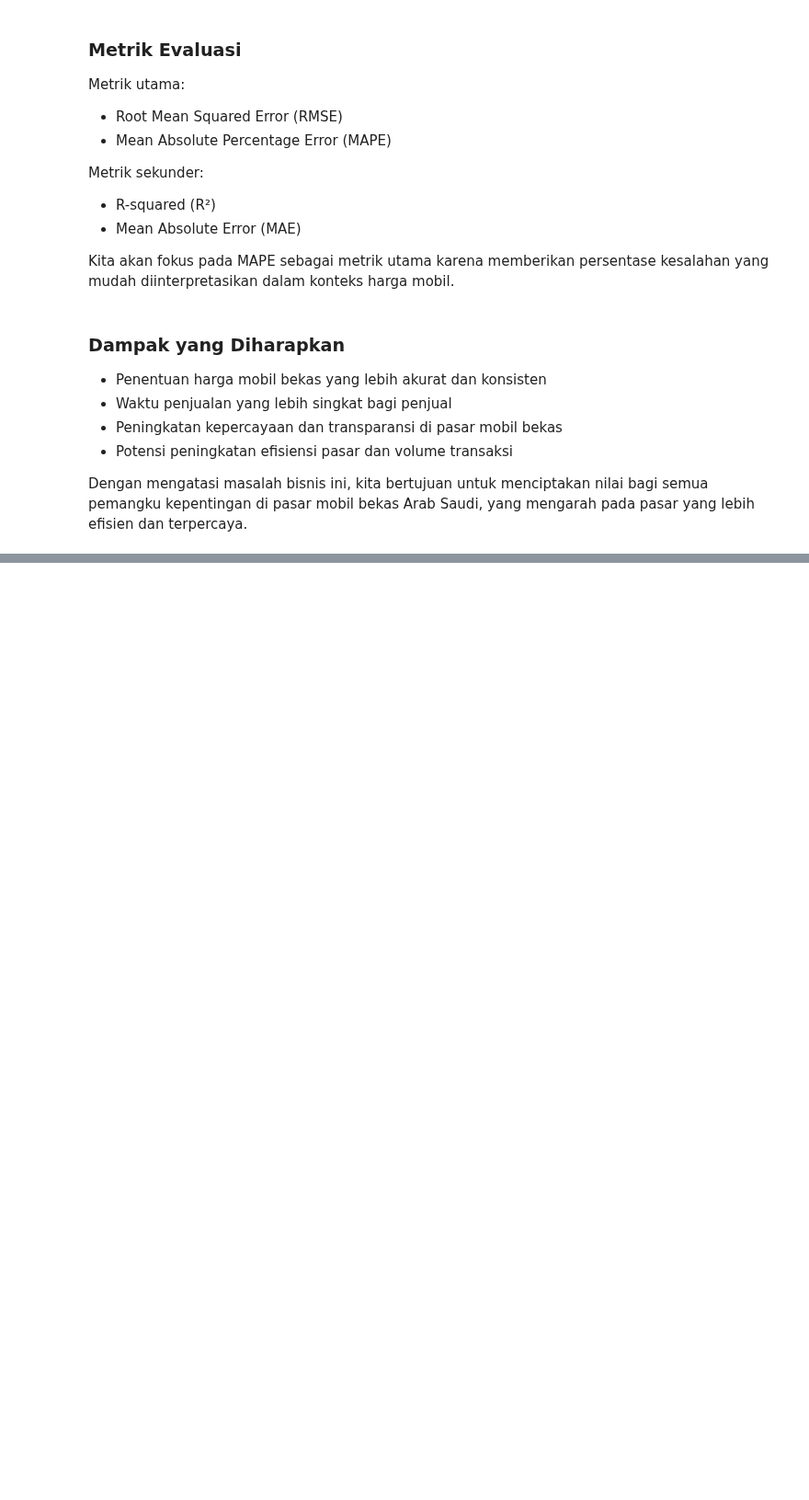
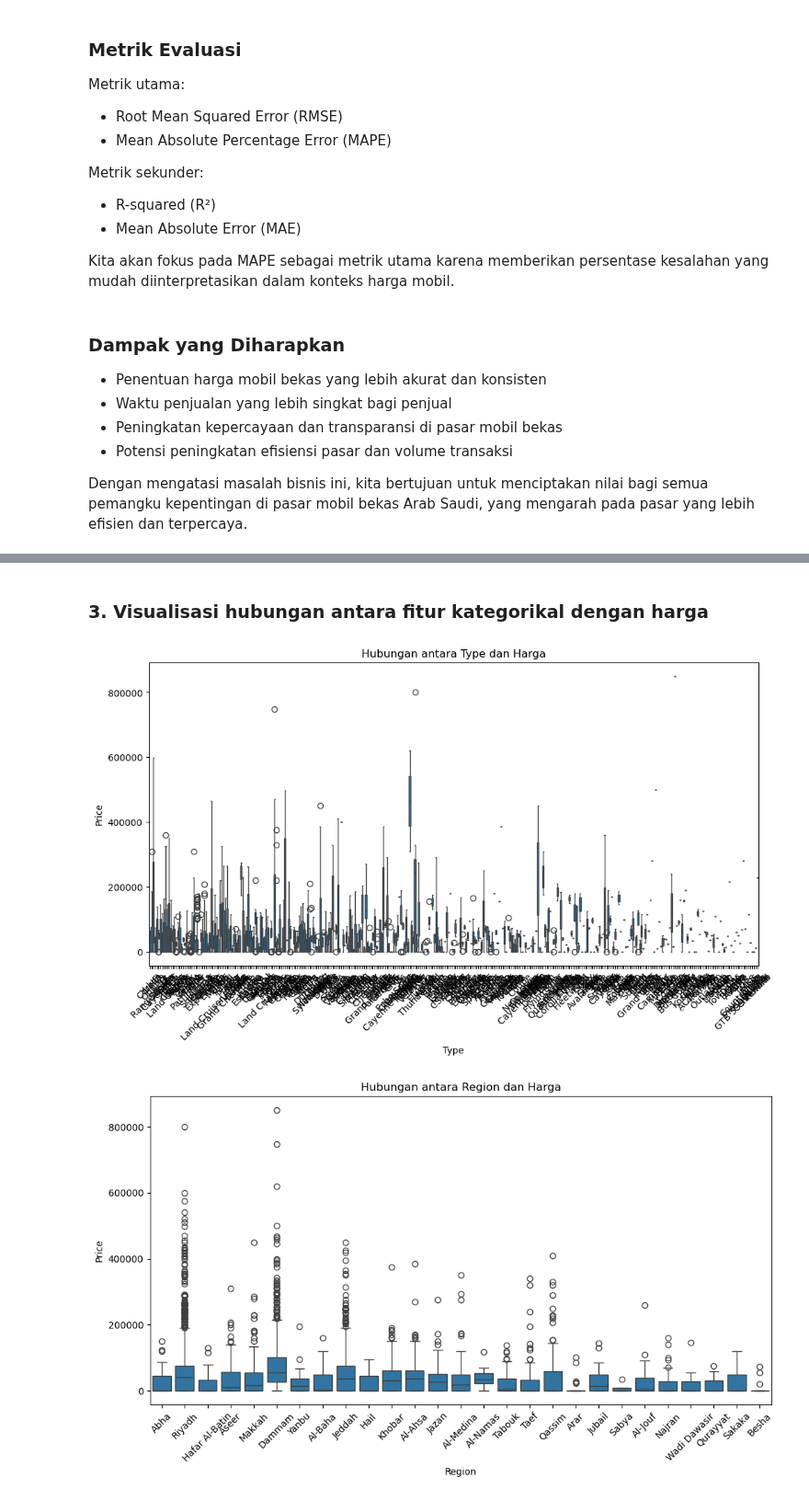
Before and after one commit to rymanalu/purwadhika-capstone-project-3, a Jupyter notebook: notebook/main.ipynb, the cells around one changed output, grey strips where cells are left out. Shown at 92% size. Cells and saved outputs as stored; diff of their text form; code cells hidden in the pictures; blank space fills up the shorter version.

```diff
--- a/notebook/main.ipynb
+++ b/notebook/main.ipynb
@@ -58,0 +116,13 @@ Dengan mengatasi masalah bisnis ini, kita bertujuan untuk menciptakan nilai bagi
+# %% [markdown]
+### 3. Visualisasi hubungan antara fitur kategorikal dengan harga
+# %%
+categorical_columns = df.select_dtypes(include=['object']).columns
+for col in categorical_columns:
+  plt.figure(figsize=(12,6))
+  sns.boxplot(x=col, y='Price', data=df)
+  plt.title(f'Hubungan antara {col} dan Harga')
+  plt.xticks(rotation=45)
+  plt.show()
+# %% [output]
+[figure, added]
+[figure, added]
```
Also changed, not shown: parts of 23 cells of this notebook.
